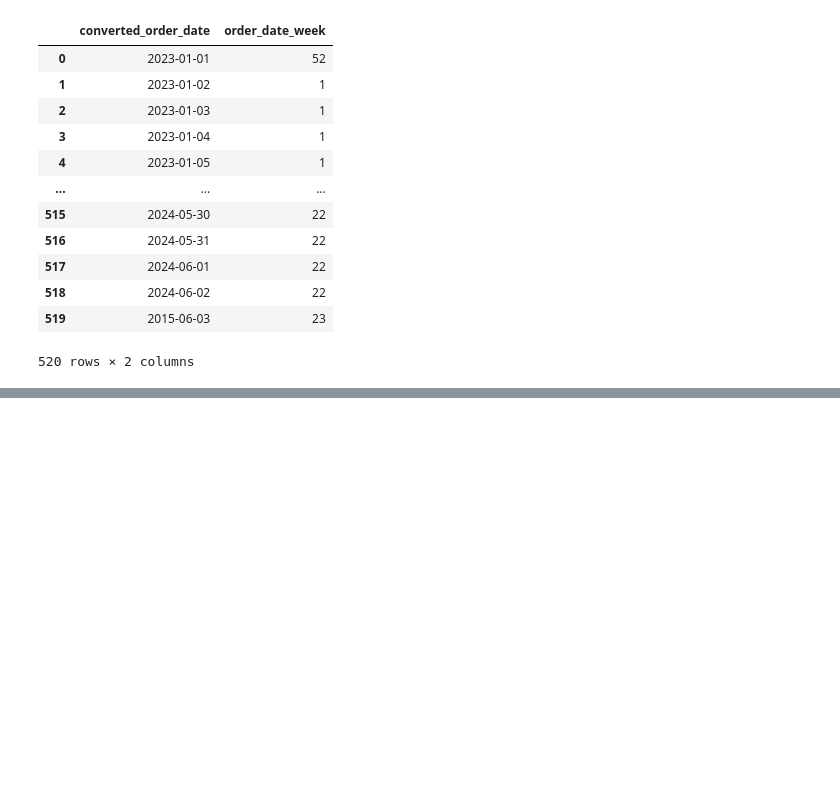
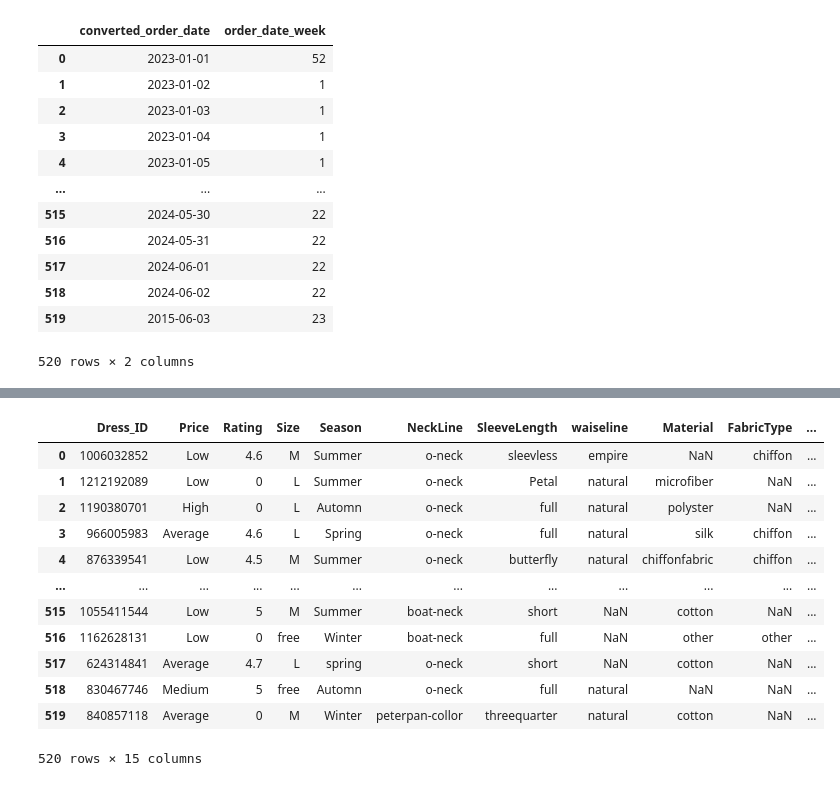
Before and after one commit to guptaayushman24/Ineuron_Python, a Jupyter notebook: Pandas.ipynb, the cells around one changed output, grey strips where cells are left out. Cells and saved outputs as stored; diff of their text form; code cells hidden in the pictures; blank space fills up the shorter version.

```diff
--- a/Pandas.ipynb
+++ b/Pandas.ipynb
@@ -776,0 +770,21 @@ df_attribute[['converted_order_date','order_date_week']]
+# %%
+# If we want to delete the specific column
+df_attribute.drop('Style',axis=1)
+# We can delete row and  column by default the axis=0 which is row
+# For row axis=0
+# For column axis=1
+# If we delete in these way in these scenario it is deleted but originally it is not deleted
+# %% [output]
+|  | Dress_ID | Price | Rating | Size | Season | NeckLine | SleeveLength | waiseline | Material | FabricType | ... |
+| 0 | 1006032852 | Low | 4.6 | M | Summer | o-neck | sleevless | empire | NaN | chiffon | ... |
+| 1 | 1212192089 | Low | 0 | L | Summer | o-neck | Petal | natural | microfiber | NaN | ... |
+| 2 | 1190380701 | High | 0 | L | Automn | o-neck | full | natural | polyster | NaN | ... |
+| 3 | 966005983 | Average | 4.6 | L | Spring | o-neck | full | natural | silk | chiffon | ... |
+| 4 | 876339541 | Low | 4.5 | M | Summer | o-neck | butterfly | natural | chiffonfabric | chiffon | ... |
+| ... | ... | ... | ... | ... | ... | ... | ... | ... | ... | ... | ... |
+| 515 | 1055411544 | Low | 5 | M | Summer | boat-neck | short | NaN | cotton | NaN | ... |
+| 516 | 1162628131 | Low | 0 | free | Winter | boat-neck | full | NaN | other | other | ... |
+| 517 | 624314841 | Average | 4.7 | L | spring | o-neck | short | NaN | cotton | NaN | ... |
+| 518 | 830467746 | Medium | 5 | free | Automn | o-neck | full | natural | NaN | NaN | ... |
+| 519 | 840857118 | Average | 0 | M | Winter | peterpan-collor | threequarter | natural | cotton | NaN | ... |
+520 rows × 15 columns
```
Also changed, not shown: parts of 18 cells of this notebook.
